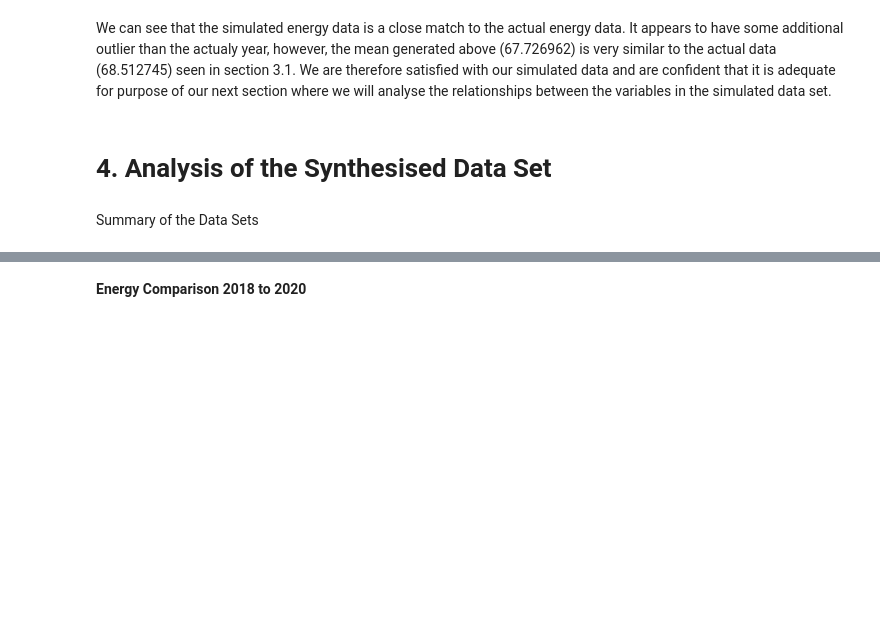
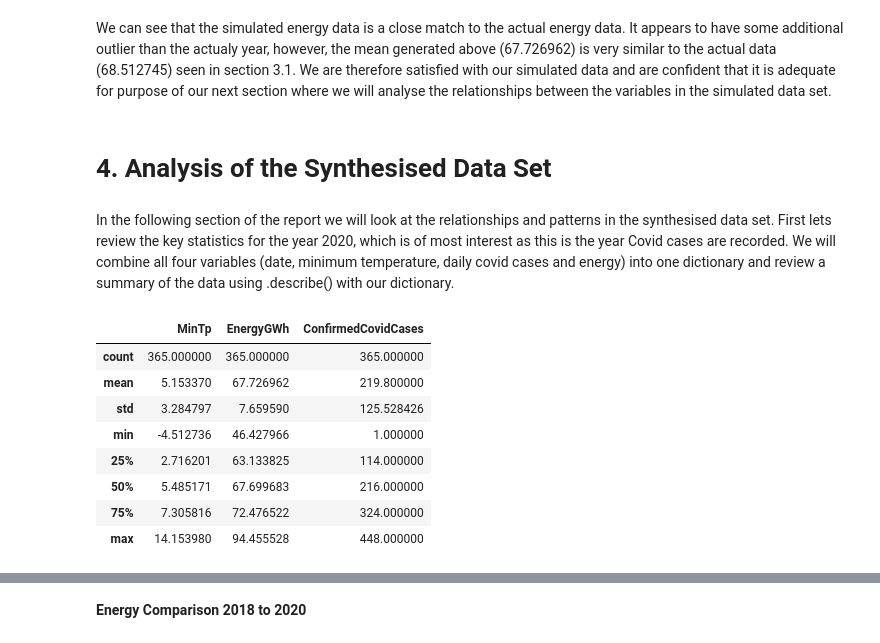
Before and after one commit to Keitho08/Prog_for_data_analyis_project_2020, a Jupyter notebook: Programming_for_Data_Analysis_Project_2020.ipynb, the cells around one changed output, grey strips where cells are left out. Cells and saved outputs as stored; diff of their text form; code cells hidden in the pictures; blank space fills up the shorter version.

```diff
--- a/Programming_for_Data_Analysis_Project_2020.ipynb
+++ b/Programming_for_Data_Analysis_Project_2020.ipynb
@@ -413,5 +416,20 @@ syn2020EnergyDict.describe() # Lets also get the summary of energy data for comp
 We can see that the simulated energy data is a close match to the actual energy data. It appears to have some additional outlier than the actualy year, however, the mean generated above (67.726962) is very similar to the actual data (68.512745) seen in section 3.1. We are therefore satisfied with our simulated data and are confident that it is adequate for purpose of our next section where we will analyse the relationships between the variables in the simulated data set.
 # %% [markdown]
 # 4. Analysis of the Synthesised Data Set
-# %% [markdown]
-Summary of the Data Sets
+# %% [markdown]
+In the following section of the report we will look at the relationships and patterns in the synthesised data set. First lets review the key statistics for the year 2020, which is of most interest as this is the year Covid cases are recorded. We will combine all four variables (date, minimum temperature, daily covid cases and energy) into one dictionary and review a summary of the data using .describe() with our dictionary.
+# %%
+# Summary of the Simulated Data for 2020
+
+SimulatedData2020 = pd.DataFrame({'Date': dates2020, 'MinTp': synMintp2020, 'EnergyGWh':synEne2020, 'ConfirmedCovidCases': synCovidDailyCases2020})
+SimulatedData2020.describe()
+# %% [output]
+|  | MinTp | EnergyGWh | ConfirmedCovidCases |
+| count | 365.000000 | 365.000000 | 365.000000 |
+| mean | 5.153370 | 67.726962 | 219.800000 |
+| std | 3.284797 | 7.659590 | 125.528426 |
+| min | -4.512736 | 46.427966 | 1.000000 |
+| 25% | 2.716201 | 63.133825 | 114.000000 |
+| 50% | 5.485171 | 67.699683 | 216.000000 |
+| 75% | 7.305816 | 72.476522 | 324.000000 |
+| max | 14.153980 | 94.455528 | 448.000000 |
```
Also changed, not shown: parts of 28 cells of this notebook.
